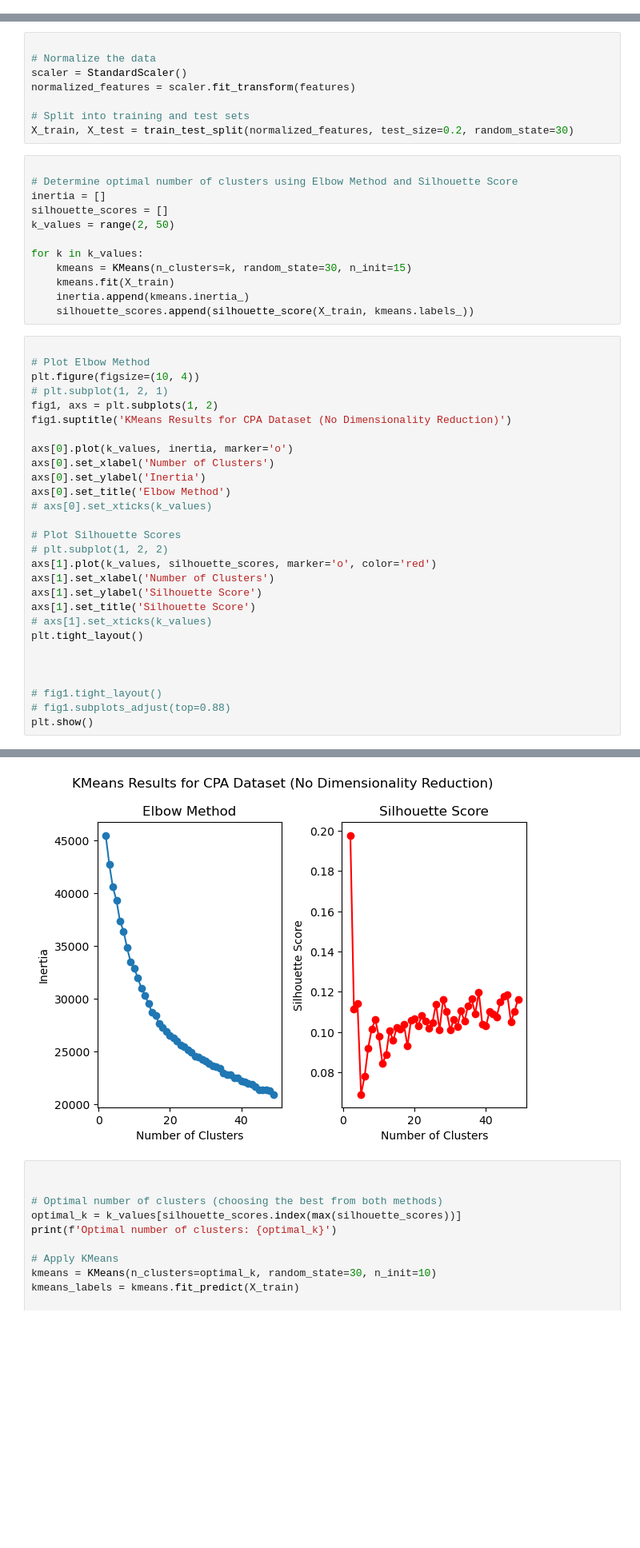
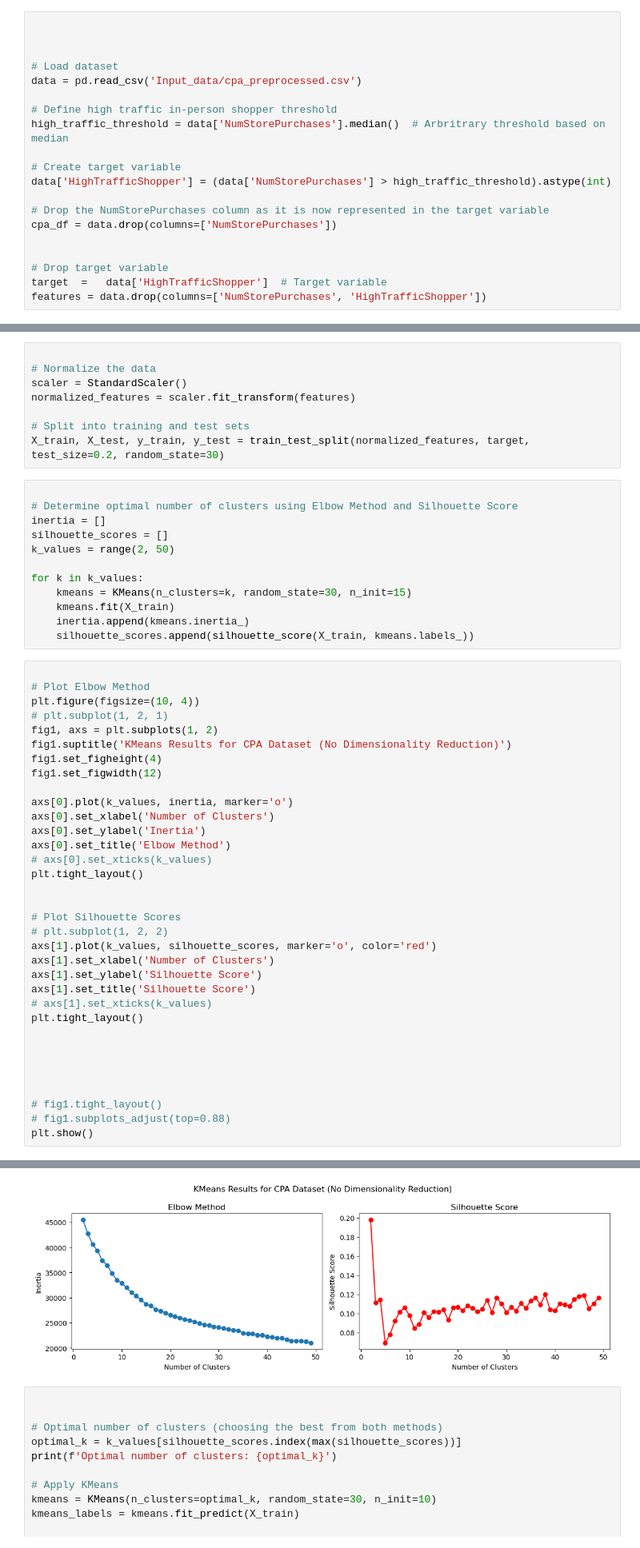
Before and after one commit to nico-medellin/Studying-the-Effects-of-Clustering-and-Dimension-Reduction-on-Neural-Network-Performance, a Jupyter notebook: assignment_3.ipynb, the cells around one changed output, grey strips where cells are left out. Shown at 80% size. Saved outputs shown, nothing was run; the diff lists cells and outputs as text; blank space fills up the shorter version.

Commit message:
working NN on DR datasets

```diff
--- a/assignment_3.ipynb
+++ b/assignment_3.ipynb
@@ -30,3 +21,23 @@ features = data.drop(columns=['NumStorePurchases'])
+# %%
+
+
+
+# Load dataset
+data = pd.read_csv('Input_data/cpa_preprocessed.csv')
+
+# Define high traffic in-person shopper threshold
+high_traffic_threshold = data['NumStorePurchases'].median()  # Arbritrary threshold based on median
+
+# Create target variable
+data['HighTrafficShopper'] = (data['NumStorePurchases'] > high_traffic_threshold).astype(int)
+
+# Drop the NumStorePurchases column as it is now represented in the target variable
+cpa_df = data.drop(columns=['NumStorePurchases'])
+
+
+# Drop target variable
+target  =   data['HighTrafficShopper']  # Target variable
+features = data.drop(columns=['NumStorePurchases', 'HighTrafficShopper'])
 # %%
 # # Set default font size for all plots
 # plt.rcParams.update({
@@ -45,7 +56,7 @@ scaler = StandardScaler()
 normalized_features = scaler.fit_transform(features)
 
 # Split into training and test sets
-X_train, X_test = train_test_split(normalized_features, test_size=0.2, random_state=30)
+X_train, X_test, y_train, y_test = train_test_split(normalized_features, target, test_size=0.2, random_state=30)
 # %%
 
 # Determine optimal number of clusters using Elbow Method and Silhouette Score
@@ -61,34 +72,40 @@ for k in k_values:
 # %%
 
 # Plot Elbow Method
 plt.figure(figsize=(10, 4))
 # plt.subplot(1, 2, 1)
 fig1, axs = plt.subplots(1, 2)
 fig1.suptitle('KMeans Results for CPA Dataset (No Dimensionality Reduction)')
+fig1.set_figheight(4)
+fig1.set_figwidth(12)
 
 axs[0].plot(k_values, inertia, marker='o')
 axs[0].set_xlabel('Number of Clusters')
 axs[0].set_ylabel('Inertia')
 axs[0].set_title('Elbow Method')
 # axs[0].set_xticks(k_values)
+plt.tight_layout()
+
 
 # Plot Silhouette Scores
 # plt.subplot(1, 2, 2)
 axs[1].plot(k_values, silhouette_scores, marker='o', color='red')
 axs[1].set_xlabel('Number of Clusters')
 axs[1].set_ylabel('Silhouette Score')
 axs[1].set_title('Silhouette Score')
 # axs[1].set_xticks(k_values)
 plt.tight_layout()
 
 
 
+
+
 # fig1.tight_layout()
 # fig1.subplots_adjust(top=0.88)
 plt.show()
 # %% [output]
 <Figure size 1000x400 with 0 Axes>
-[figure, old version]
+[figure, new version]
 # %%
 
 
```
Also changed, not shown: parts of 6 cells of this notebook, 3 other files.
